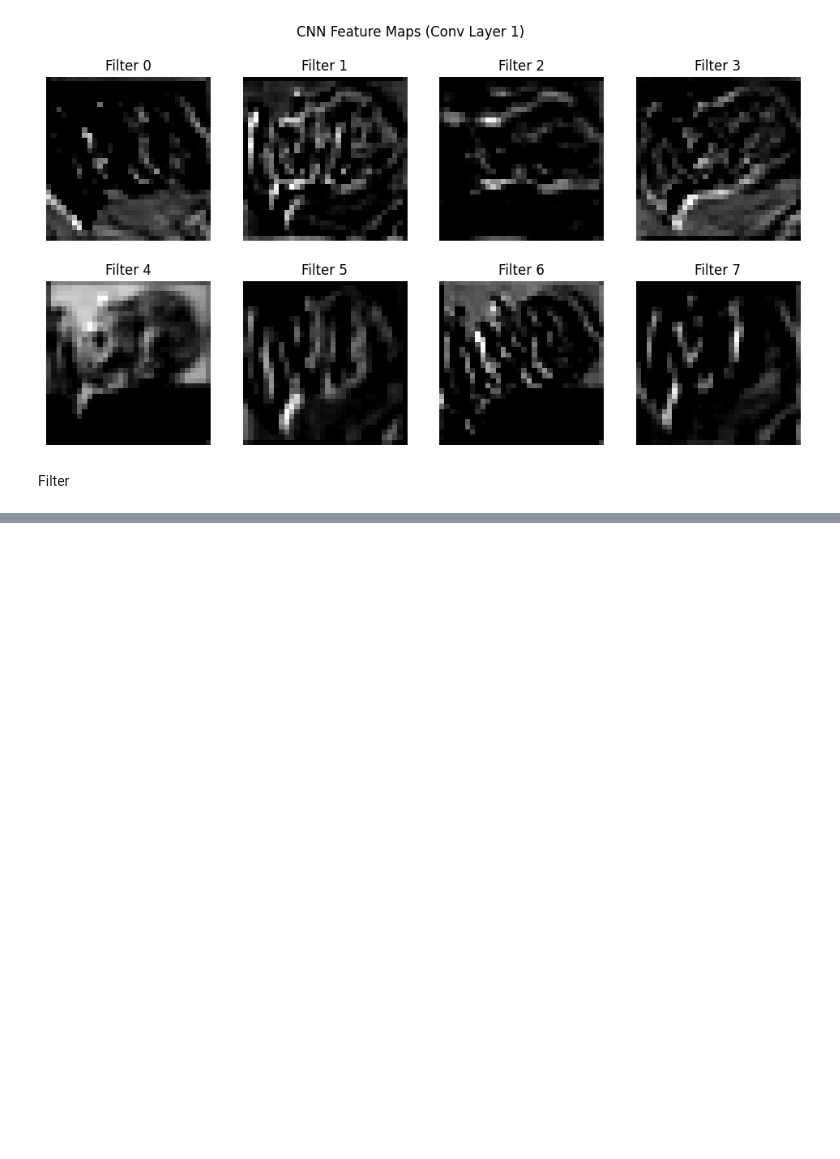
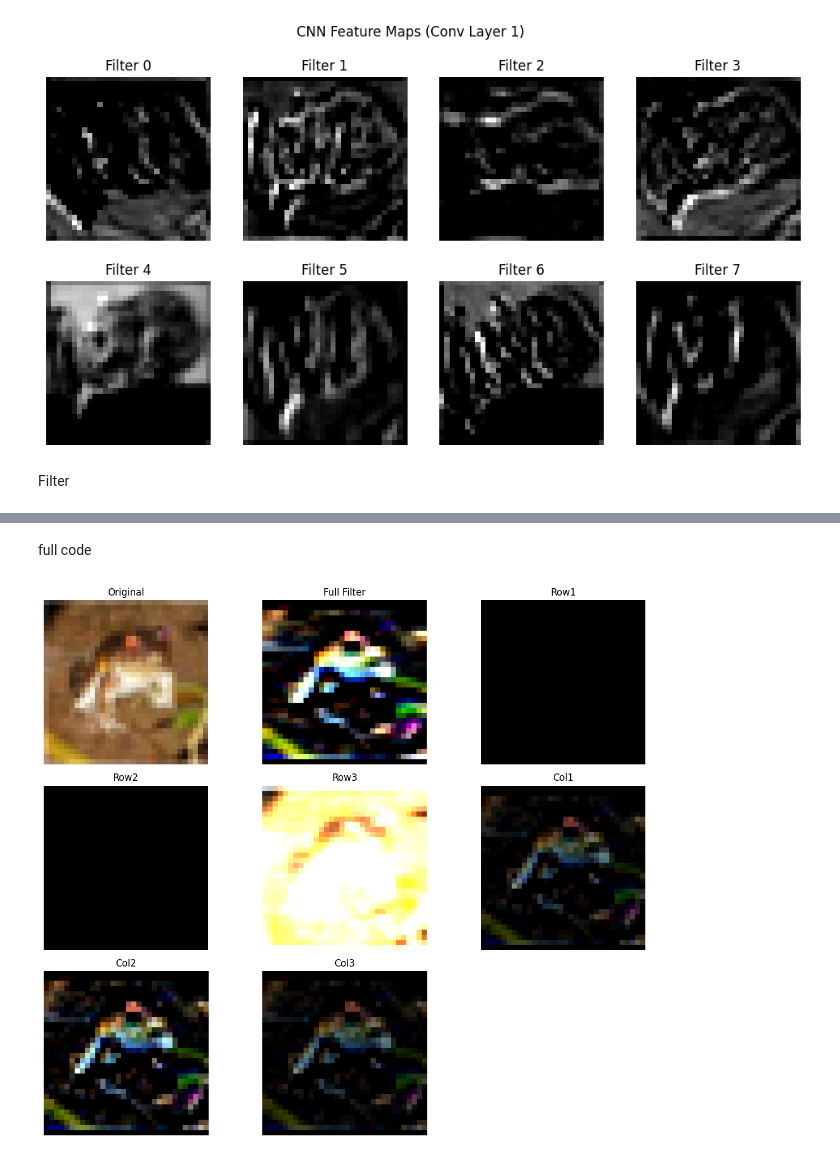
Before and after one commit to vedasri2511/DL-Assignment, a Jupyter notebook: DL_Assign.ipynb, the cells around one changed output, grey strips where cells are left out. Drawn from its saved outputs; the diff is of its cells as text; code cells hidden in the pictures; blank space fills up the shorter version.

```diff
--- a/DL_Assign.ipynb
+++ b/DL_Assign.ipynb
@@ -418,0 +615,80 @@ Filter
+# %% [markdown]
+full code
+# %%
+import cv2
+import numpy as np
+import matplotlib.pyplot as plt
+import torchvision
+
+# Load CIFAR-10 image
+dataset = torchvision.datasets.CIFAR10(root='./data', download=True)
+img, _ = dataset[0]
+img = np.array(img)
+
+#  STEP 1: Resize for clarity
+img_resized = cv2.resize(img, (256,256), interpolation=cv2.INTER_NEAREST)
+
+#  STEP 2: Define filter
+kernel = np.array([
+    [-1, -2, -1],
+    [ 0,  0,  0],
+    [ 1,  2,  1]
+])
+
+#  STEP 3: Slice filters
+row1 = np.array([kernel[0]])
+row2 = np.array([kernel[1]])
+row3 = np.array([kernel[2]])
+
+col1 = kernel[:,0].reshape(3,1)
+col2 = kernel[:,1].reshape(3,1)
+col3 = kernel[:,2].reshape(3,1)
+
+#  STEP 4: Apply filter to COLOR image
+def apply_filter_color(image, kernel):
+    channels = cv2.split(image)
+    filtered_channels = [cv2.filter2D(ch, -1, kernel) for ch in channels]
+    return cv2.merge(filtered_channels)
+
+full_out = apply_filter_color(img, kernel)
+
+r1_out = apply_filter_color(img, row1)
+r2_out = apply_filter_color(img, row2)
+r3_out = apply_filter_color(img, row3)
+
+c1_out = apply_filter_color(img, col1)
+c2_out = apply_filter_color(img, col2)
+c3_out = apply_filter_color(img, col3)
+
+#  STEP 5: Resize outputs
+def resize(image):
+    return cv2.resize(image, (256,256), interpolation=cv2.INTER_NEAREST)
+
+#  STEP 6: Display results
+titles = ['Original','Full Filter',
+          'Row1','Row2','Row3',
+          'Col1','Col2','Col3']
+
+images = [
+    img_resized,
+    resize(full_out),
+    resize(r1_out),
+    resize(r2_out),
+    resize(r3_out),
+    resize(c1_out),
+    resize(c2_out),
+    resize(c3_out)
+]
+
+plt.figure(figsize=(12,10))
+
+for i in range(len(images)):
+    plt.subplot(3,3,i+1)
+    plt.imshow(images[i])
+    plt.title(titles[i])
+    plt.axis('off')
+
+plt.tight_layout()
+plt.show()
+# %% [output]
+[figure, added]
```
Also changed, not shown: parts of 44 cells of this notebook.
